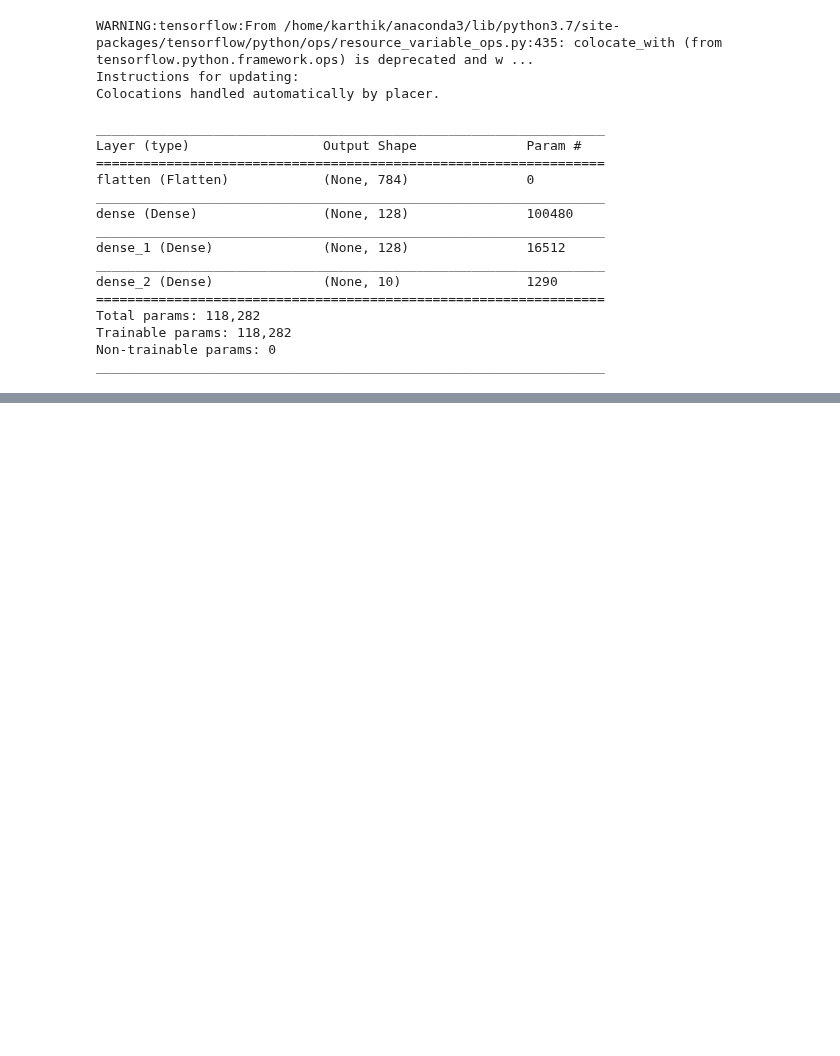
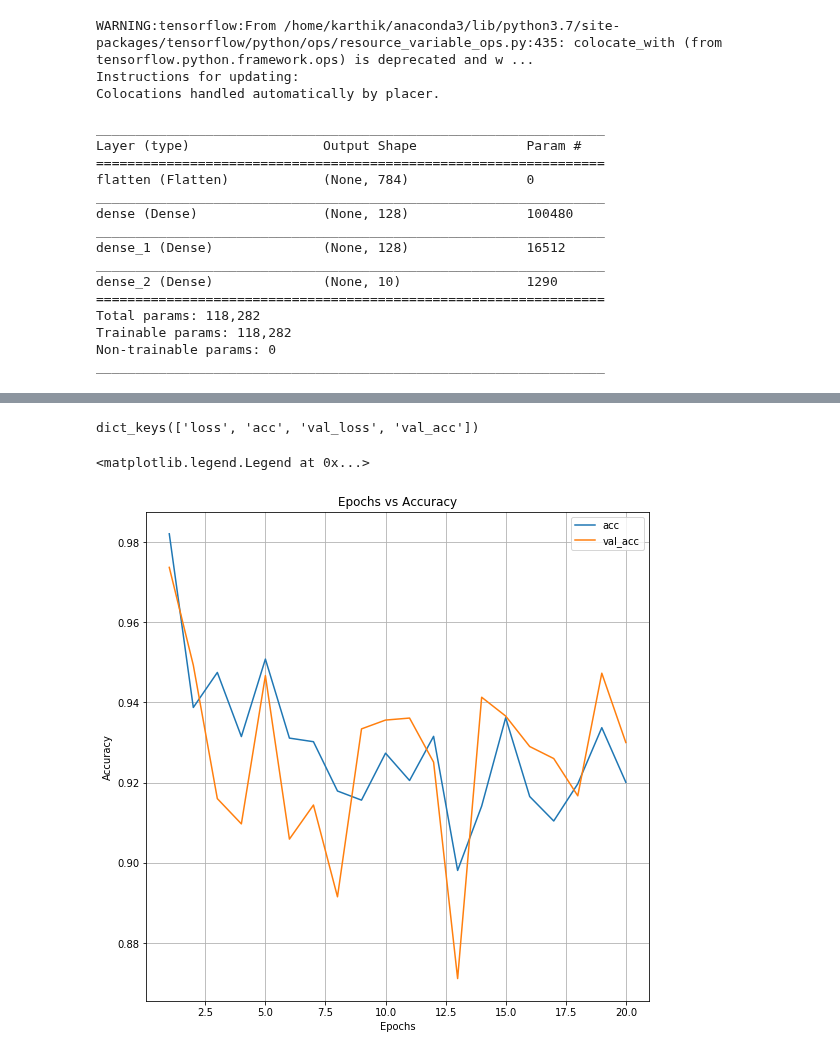
Before and after one commit to kvenkman/mnist_demo, a Jupyter notebook: Load and use TF model.ipynb, the cells around one changed output, grey strips where cells are left out. Saved outputs shown, nothing was run; the diff lists cells and outputs as text; code cells hidden in the pictures; blank space fills up the shorter version.

```diff
--- a/Load and use TF model.ipynb
+++ b/Load and use TF model.ipynb
@@ -82,0 +79,9 @@ print(img[8, :])
+# %%
+mnist = keras.datasets.mnist
+(train_images, train_labels), (test_images, test_labels) = mnist.load_data()
+
+x_val = train_images[:10000]
+partial_x_train = train_images[10000:]
+
+y_val = train_labels[:10000]
+partial_y_train = train_labels[10000:]
@@ -82,0 +102,2 @@ print(img[8, :])
+# %%
+history = digit_classifier.fit(partial_x_train, partial_y_train, validation_data=(x_val, y_val), epochs = 20)
@@ -82,0 +122,26 @@ print(img[8, :])
+# %%
+history_dict = history.history
+history_dict.keys()
+# %% [output]
+dict_keys(['loss', 'acc', 'val_loss', 'val_acc'])
+# %%
+from matplotlib import pyplot as plt
+
+acc = history.history['acc']
+loss = history.history['loss']
+val_acc = history.history['val_acc']
+val_loss = history.history['val_loss']
+
+epochs = range(1, len(acc) + 1)
+
+plt.figure(figsize=(9, 9))
+plt.plot(epochs, acc, label = 'acc')
+plt.plot(epochs, val_acc, label = 'val_acc')
+plt.title("Epochs vs Accuracy")
+plt.xlabel("Epochs")
+plt.ylabel("Accuracy")
+plt.grid()
+plt.legend()
+# %% [output]
+<matplotlib.legend.Legend at 0x...>
+[figure, added]
```
Also changed, not shown: parts of 16 cells of this notebook.
